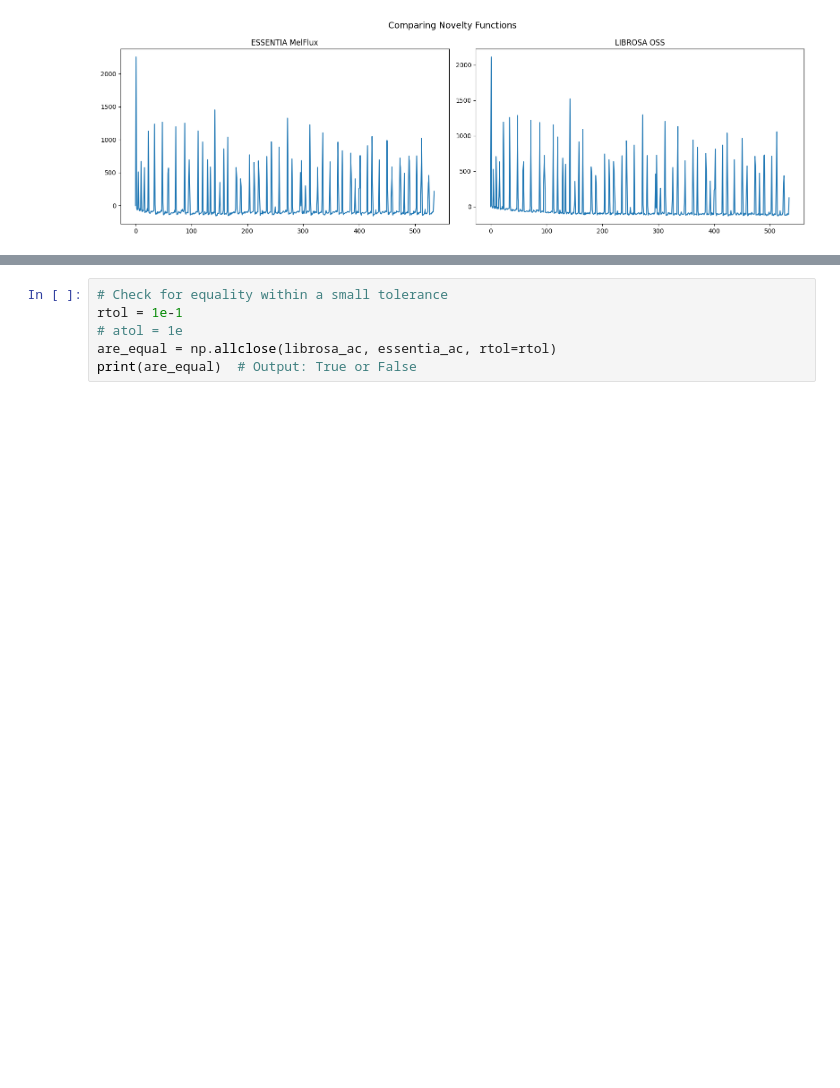
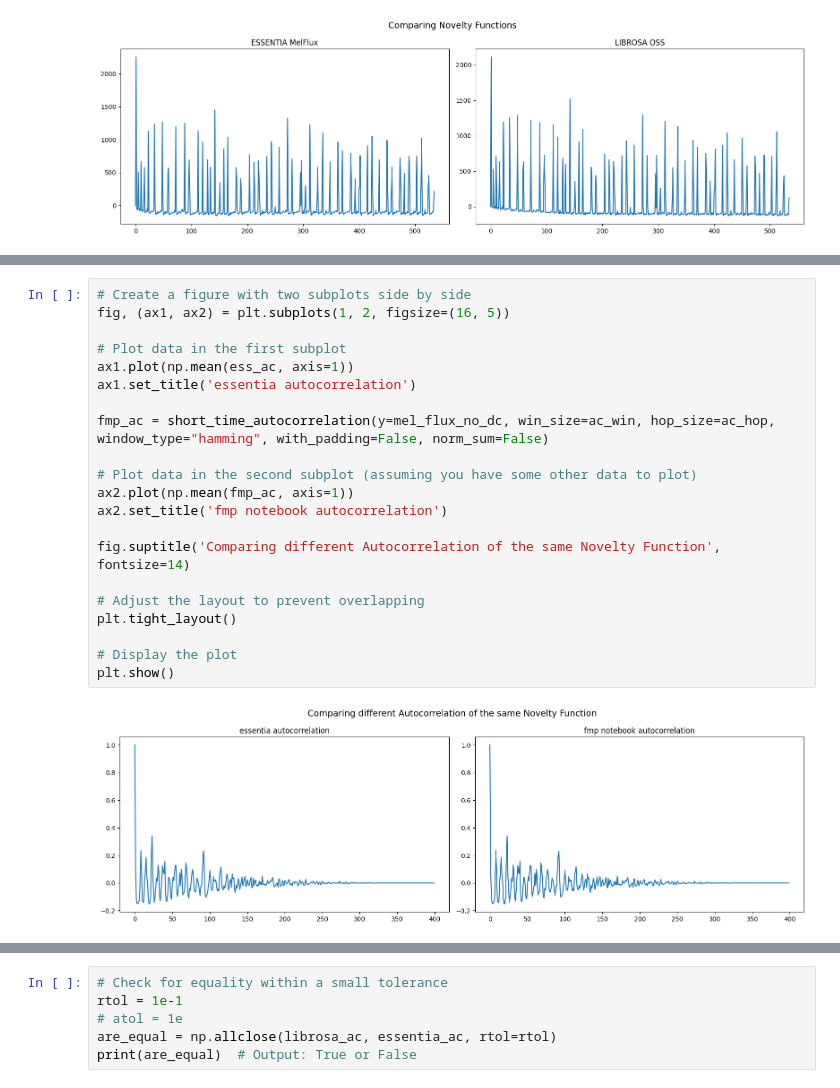
Before and after one commit to Masetto96/rhythmic-pattern-analysis, a Jupyter notebook: essentia_vs_librosa.ipynb, the cells around one changed output, grey strips where cells are left out. Cells and saved outputs as stored; diff of their text form; blank space fills up the shorter version.

Commit message:
comparing short time autocorrelation from essentia with fmp notebook

```diff
--- a/essentia_vs_librosa.ipynb
+++ b/essentia_vs_librosa.ipynb
@@ -122,0 +162,23 @@ plt.show()
+# %%
+# Create a figure with two subplots side by side
+fig, (ax1, ax2) = plt.subplots(1, 2, figsize=(16, 5))
+
+# Plot data in the first subplot
+ax1.plot(np.mean(ess_ac, axis=1))
+ax1.set_title('essentia autocorrelation')
+
+fmp_ac = short_time_autocorrelation(y=mel_flux_no_dc, win_size=ac_win, hop_size=ac_hop, window_type="hamming", with_padding=False, norm_sum=False)
+
+# Plot data in the second subplot (assuming you have some other data to plot)
+ax2.plot(np.mean(fmp_ac, axis=1))
+ax2.set_title('fmp notebook autocorrelation')
+
+fig.suptitle('Comparing different Autocorrelation of the same Novelty Function', fontsize=14)
+
+# Adjust the layout to prevent overlapping
+plt.tight_layout()
+
+# Display the plot
+plt.show()
+# %% [output]
+[figure, added]
```
Also changed, not shown: parts of 9 cells of this notebook.
